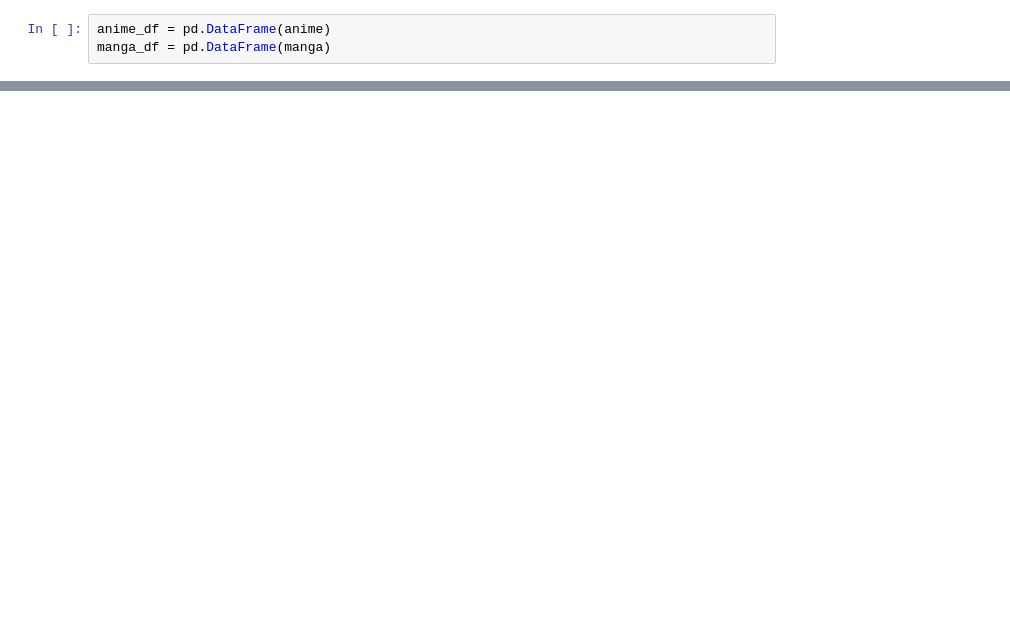
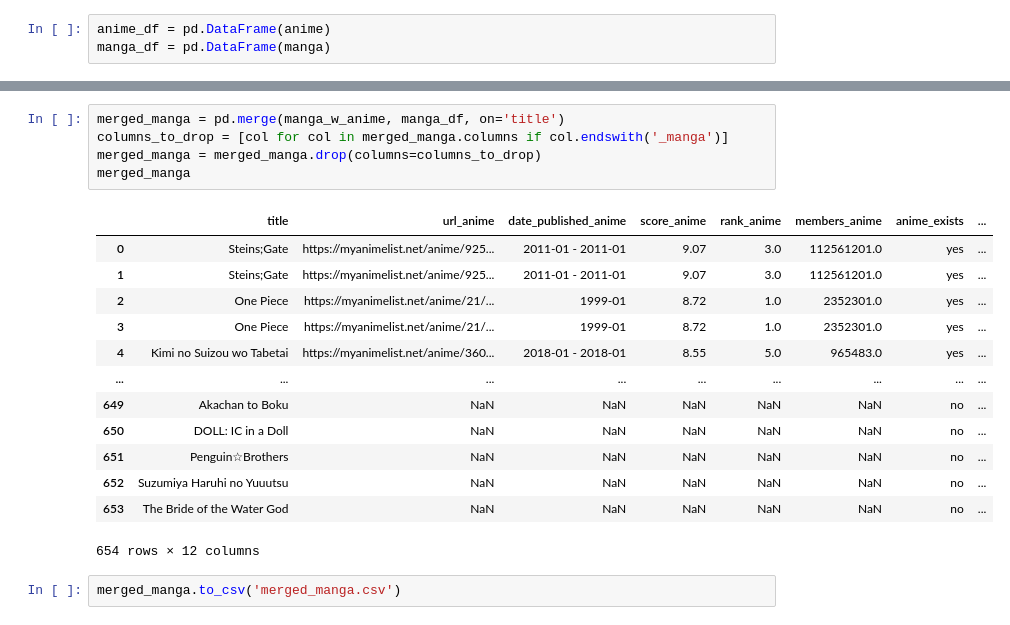
Before and after one commit to trodman201/Data-3000, a Jupyter notebook: AnimeScraper.ipynb, the cells around one changed output, grey strips where cells are left out. Cells and saved outputs as stored; diff of their text form; blank space fills up the shorter version.

```diff
--- a/AnimeScraper.ipynb
+++ b/AnimeScraper.ipynb
@@ -197,0 +218,21 @@ manga_df.to_csv('manga_df.csv')
+# %%
+merged_manga = pd.merge(manga_w_anime, manga_df, on='title')
+columns_to_drop = [col for col in merged_manga.columns if col.endswith('_manga')]
+merged_manga = merged_manga.drop(columns=columns_to_drop)
+merged_manga
+# %% [output]
+|  | title | url_anime | date_published_anime | score_anime | rank_anime | members_anime | anime_exists | ... |
+| 0 | Steins;Gate | https://myanimelist.net/anime/925... | 2011-01 - 2011-01 | 9.07 | 3.0 | 112561201.0 | yes | ... |
+| 1 | Steins;Gate | https://myanimelist.net/anime/925... | 2011-01 - 2011-01 | 9.07 | 3.0 | 112561201.0 | yes | ... |
+| 2 | One Piece | https://myanimelist.net/anime/21/... | 1999-01 | 8.72 | 1.0 | 2352301.0 | yes | ... |
+| 3 | One Piece | https://myanimelist.net/anime/21/... | 1999-01 | 8.72 | 1.0 | 2352301.0 | yes | ... |
+| 4 | Kimi no Suizou wo Tabetai | https://myanimelist.net/anime/360... | 2018-01 - 2018-01 | 8.55 | 5.0 | 965483.0 | yes | ... |
+| ... | ... | ... | ... | ... | ... | ... | ... | ... |
+| 649 | Akachan to Boku | NaN | NaN | NaN | NaN | NaN | no | ... |
+| 650 | DOLL: IC in a Doll | NaN | NaN | NaN | NaN | NaN | no | ... |
+| 651 | Penguin☆Brothers | NaN | NaN | NaN | NaN | NaN | no | ... |
+| 652 | Suzumiya Haruhi no Yuuutsu | NaN | NaN | NaN | NaN | NaN | no | ... |
+| 653 | The Bride of the Water God | NaN | NaN | NaN | NaN | NaN | no | ... |
+654 rows × 12 columns
+# %%
+merged_manga.to_csv('merged_manga.csv')
```
Also changed, not shown: parts of 11 cells of this notebook.
